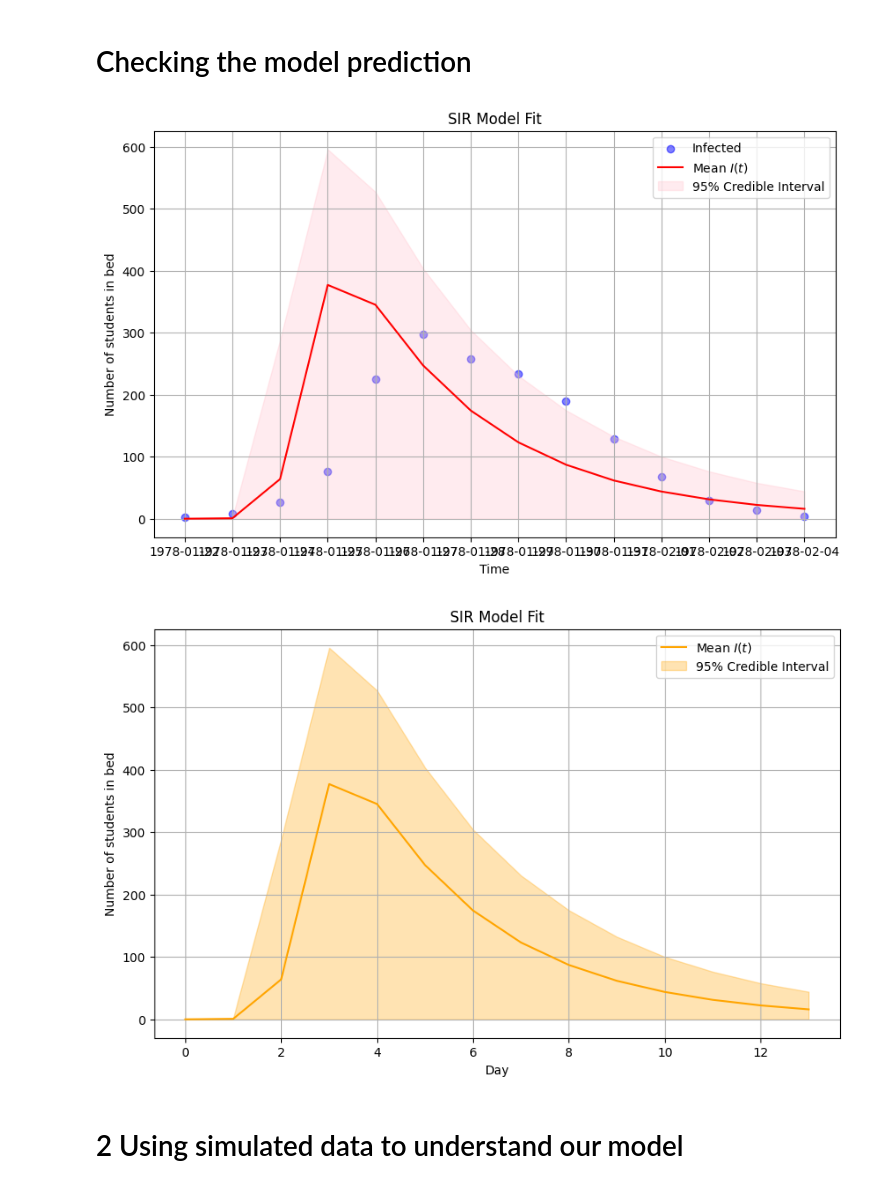
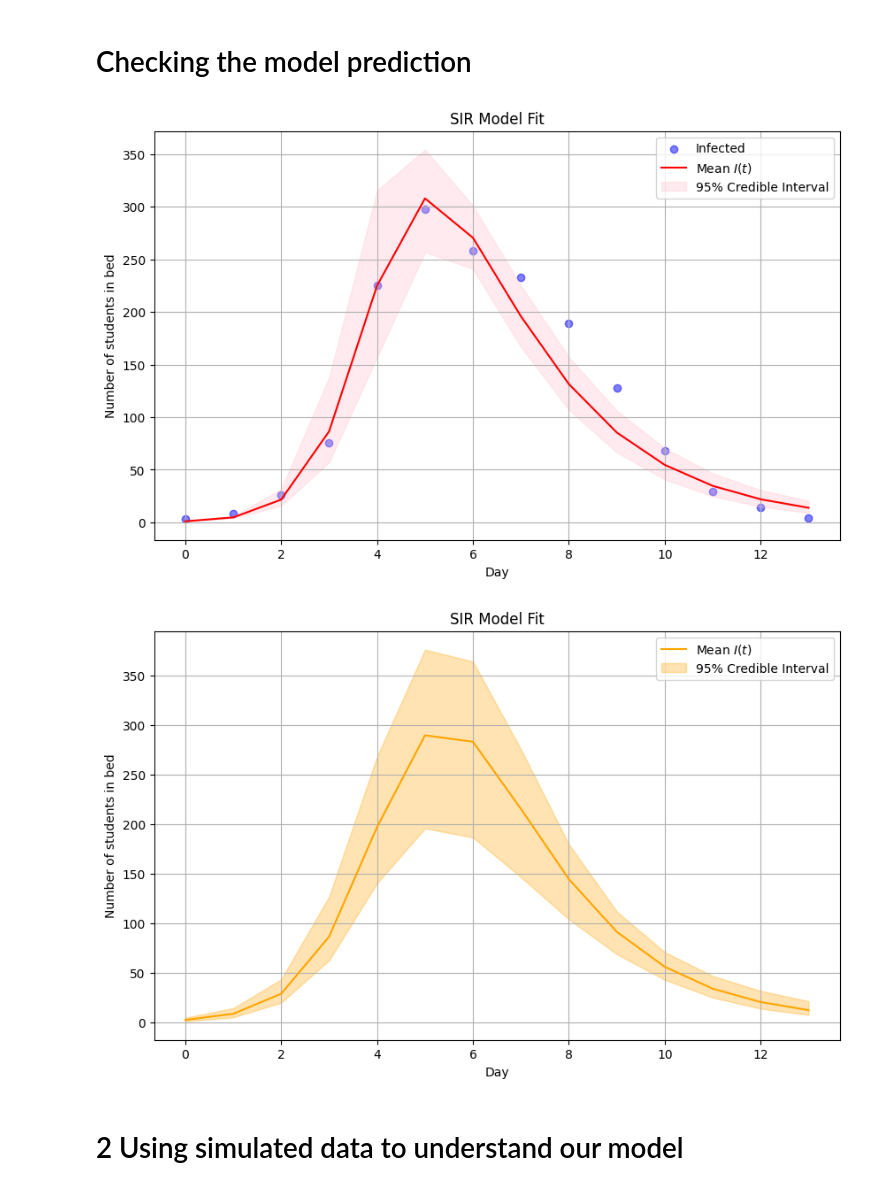
Before and after one commit to koomited/bayesian-epidemiology-project, a Jupyter notebook: project.ipynb, the cells around one changed output. Drawn from its saved outputs; the diff is of its cells as text; code cells hidden in the pictures.

```diff
--- a/project.ipynb
+++ b/project.ipynb
@@ -19,8 +19,6 @@ import matplotlib.pyplot as plt
 import pandas as pd
 from scipy.stats import gaussian_kde
 from numpyro.diagnostics import hpdi
-# %%
-numpyro.set_host_device_count(4)
 # %% [markdown]
 # Data
 # %%
@@ -105,7 +103,7 @@ def SIR(observed_data=None, pop_size=None,  z_init=None, n_states=3):
     z = numpyro.deterministic("z", odeint(dz_dt, z_init, time, rtol=1e-6, atol=1e-5, mxstep=1000))
 
     # likelihood
-    obs = numpyro.sample("observed", dist.NegativeBinomial2(z[:, 1]+ 1e-5, phi), obs=observed_data)
+    obs = numpyro.sample("observed", dist.NegativeBinomial2(z[:, 1], phi), obs=observed_data)
 # %%
 
 # observed data
@@ -115,9 +113,9 @@ observed_data = jnp.array(data['in_bed'])
 nuts_kernel = NUTS(SIR)
 mcmc = MCMC(nuts_kernel, num_samples=1000, num_warmup=1000, num_chains=4, progress_bar=True)
 #Initial condition
-init = jnp.array([762.0, .01, 0.0])
+init = jnp.array([762.0, 1.0, 0.0])
 
-mcmc.run(jax.random.PRNGKey(0), pop_size=763,  observed_data=observed_data,  z_init=init)
+mcmc.run(jax.random.PRNGKey(0), pop_size=763,  observed_data=observed_data, z_init=init)
 # %% [markdown]
 # Checking the inference
 # %%
@@ -142,31 +140,31 @@ The different chains agree with each other
 # %%
 # extract posterior samples
 posterior_samples = mcmc.get_samples()
 z_samples = posterior_samples['z']
 
 # calculate median and credible intervals
 lower_bound_infected = jnp.percentile(z_samples, 2.5, axis=0)[:, 1]
 upper_bound_infected = jnp.percentile(z_samples, 97.5, axis=0)[:, 1]
 mean_infected        = jnp.mean(z_samples, axis=0)[:, 1]
 
 # plot the observed data
 plt.figure(figsize=(10, 6))
-plt.scatter(data['date'], data['in_bed'], color='blue', alpha=0.5, label='Infected')
+plt.scatter(jnp.arange(len(data['date'])), data['in_bed'], color='blue', alpha=0.5, label='Infected')
 
 # plot median of the posterior distribution
-plt.plot(data['date'], mean_infected, color='red', label='Mean $I(t)$')
+plt.plot(jnp.arange(len(data['date'])), mean_infected, color='red', label='Mean $I(t)$')
 
 # plot uncertainty bounds
-plt.fill_between(data['date'], lower_bound_infected, upper_bound_infected, color='pink', alpha=0.3, label='95% Credible Interval')
+plt.fill_between(jnp.arange(len(data['date'])), lower_bound_infected, upper_bound_infected, color='pink', alpha=0.3, label='95% Credible Interval')
 
-plt.xlabel('Time')
+plt.xlabel('Day')
 plt.ylabel('Number of students in bed')
 plt.title('SIR Model Fit')
 plt.legend()
 plt.grid(True)
 plt.show()
 # %% [output]
-[figure, old version]
+[figure, new version]
 # %%
 # extract posterior samples
 posterior_samples = mcmc.get_samples()
@@ -195,6 +193,6 @@ plt.legend()
 plt.grid(True)
 plt.show()
 # %% [output]
-[figure, old version]
+[figure, new version]
 # %% [markdown]
 # 2 Using simulated data to understand our model
```
Also changed, not shown: parts of 14 cells of this notebook.
